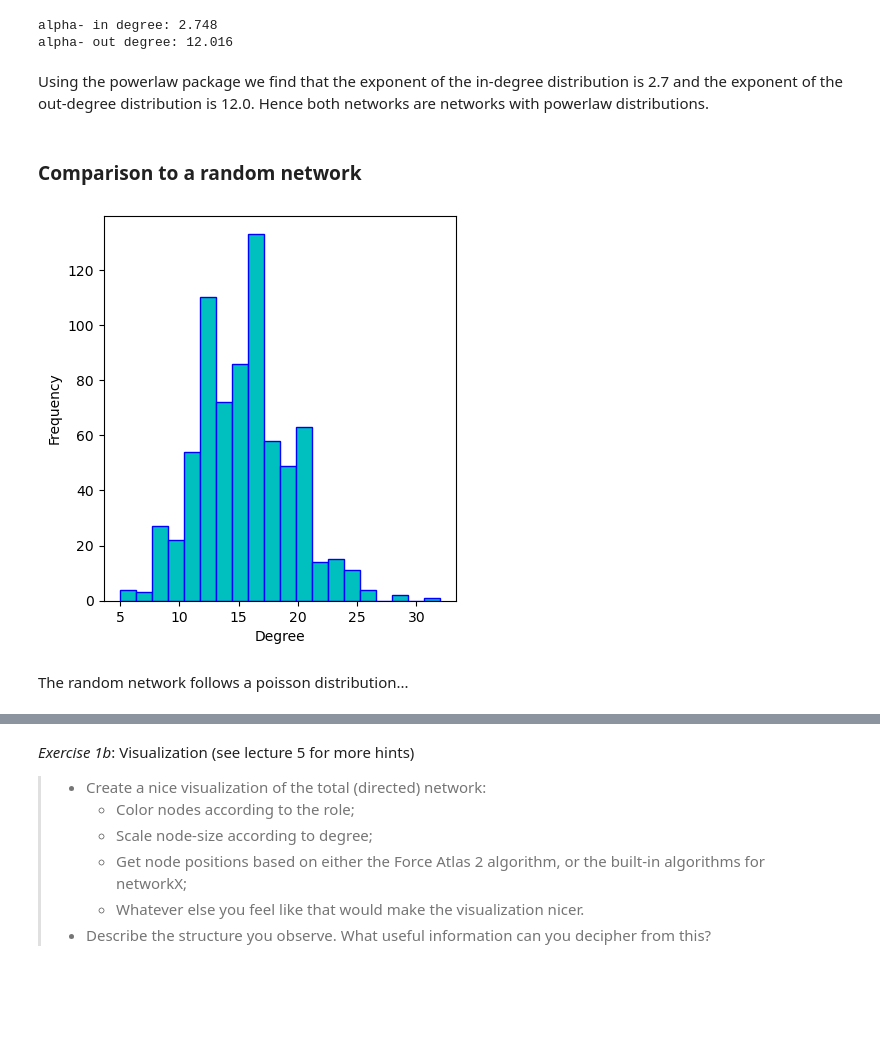
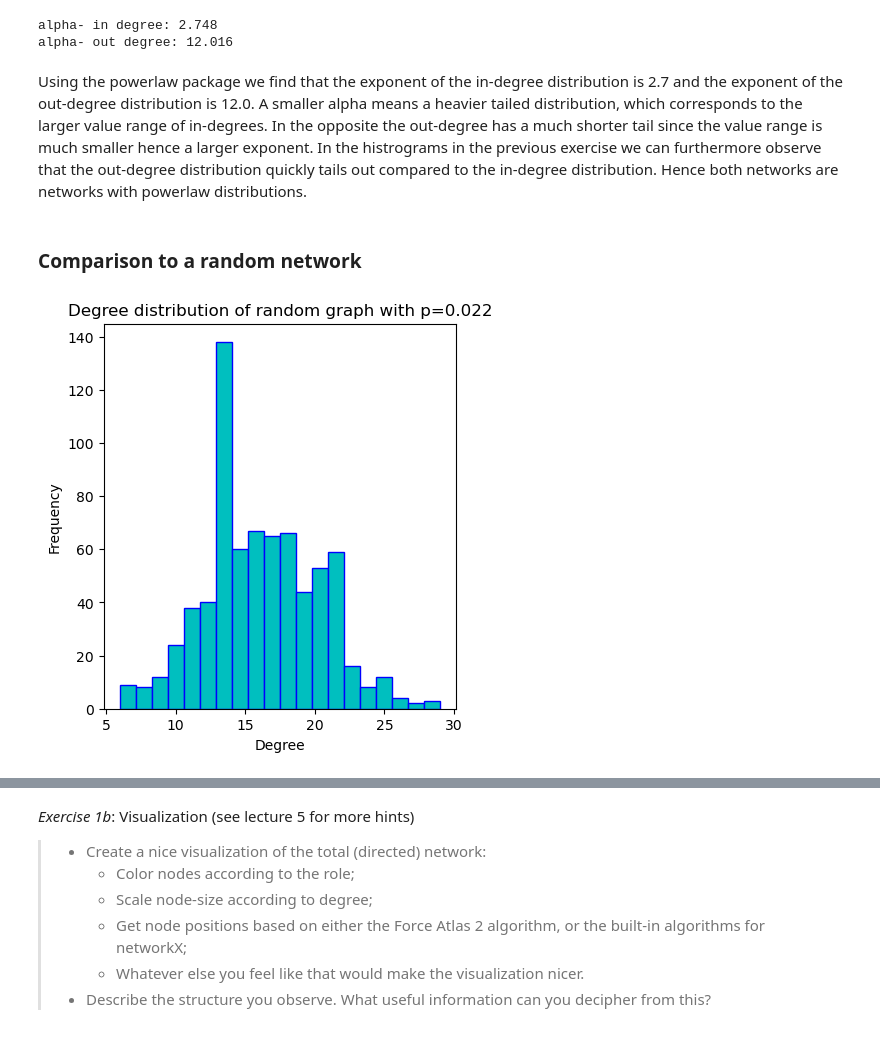
Before and after one commit to s185231/02805_SocialGraphs, a Jupyter notebook: Assignment2.ipynb, the cells around one changed output, grey strips where cells are left out. Cells and saved outputs as stored; diff of their text form; code cells hidden in the pictures; blank space fills up the shorter version.

```diff
--- a/Assignment2.ipynb
+++ b/Assignment2.ipynb
@@ -215,36 +234,23 @@ print("alpha- out degree:", f'{a_out:.3f}')
 alpha- in degree: 2.748
 alpha- out degree: 12.016
 # %% [markdown]
-Using the powerlaw package we find that the exponent of the in-degree distribution is 2.7 and the exponent of the out-degree distribution is 12.0. Hence both networks are networks with powerlaw distributions.
+Using the powerlaw package we find that the exponent of the in-degree distribution is 2.7 and the exponent of the out-degree distribution is 12.0. A smaller alpha means a heavier tailed distribution, which corresponds to the larger value range of in-degrees. In the opposite the out-degree has a much shorter tail since the value range is much smaller hence a larger exponent. In the histrograms in the previous exercise we can furthermore observe that the out-degree distribution quickly tails out compared to the in-degree distribution. Hence both networks are networks with powerlaw distributions.
 # %% [markdown]
 ### Comparison to a random network
 # %%
-# create random graph with same number of nodes and p
-p = (g.number_of_edges()*2) / (g.number_of_nodes() * (g.number_of_nodes() - 1))
+# find probability of edge creation
+p = (g.number_of_edges()*2)/(g.number_of_nodes()*(g.number_of_nodes()-1))
 random_graph = nx.erdos_renyi_graph(g.number_of_nodes(), p)
 
 # plot degree distribution of in and out degree
 degrees = [random_graph.degree(n) for n in random_graph.nodes()]
 # create subplots
 plt.figure(figsize=(10, 5))
 plt.subplot(1,2,1)
 plt.hist(degrees, bins=20, color='c', edgecolor='blue')
 plt.xlabel('Degree')
 plt.ylabel('Frequency')
-
-
-# plot in degree on loglog scale
-#unique_degrees = np.unique(degrees)
-#multiplicity_out = [degrees.count(i) for i in unique_degrees]
-
-#plt.subplot(1,2,2)
-#plt.plot(unique_degrees, multiplicity_out, 'o', color = 'blue')
-#plt.xlabel('degree')
-#plt.ylabel('Frequency')
-
-#plt.suptitle('Degree distribution')
+plt.title('Degree distribution of random graph with p='+ str(round(p, 3)))
 plt.show()
 # %% [output]
-[figure, old version]
+[figure, new version]
-# %% [markdown]
-The random network follows a poisson distribution...
```
Also changed, not shown: parts of 23 cells of this notebook.
